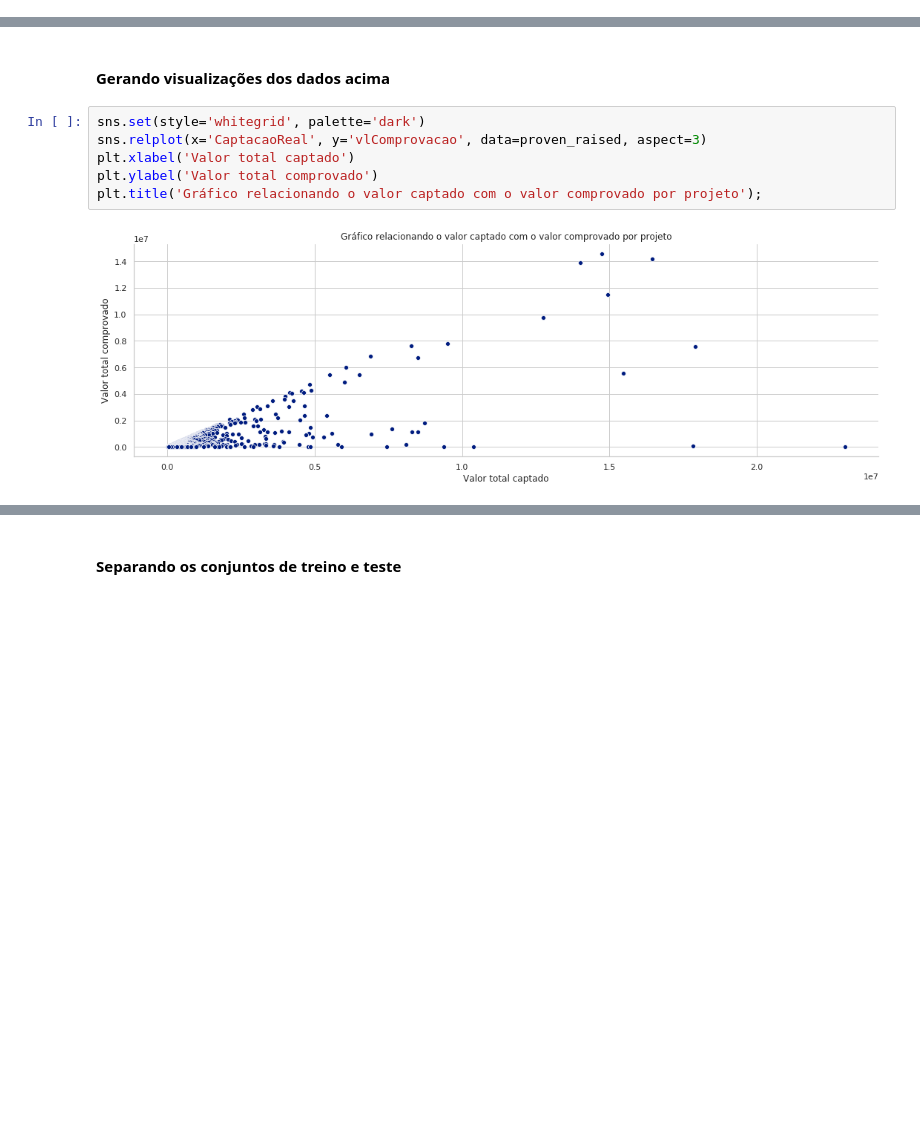
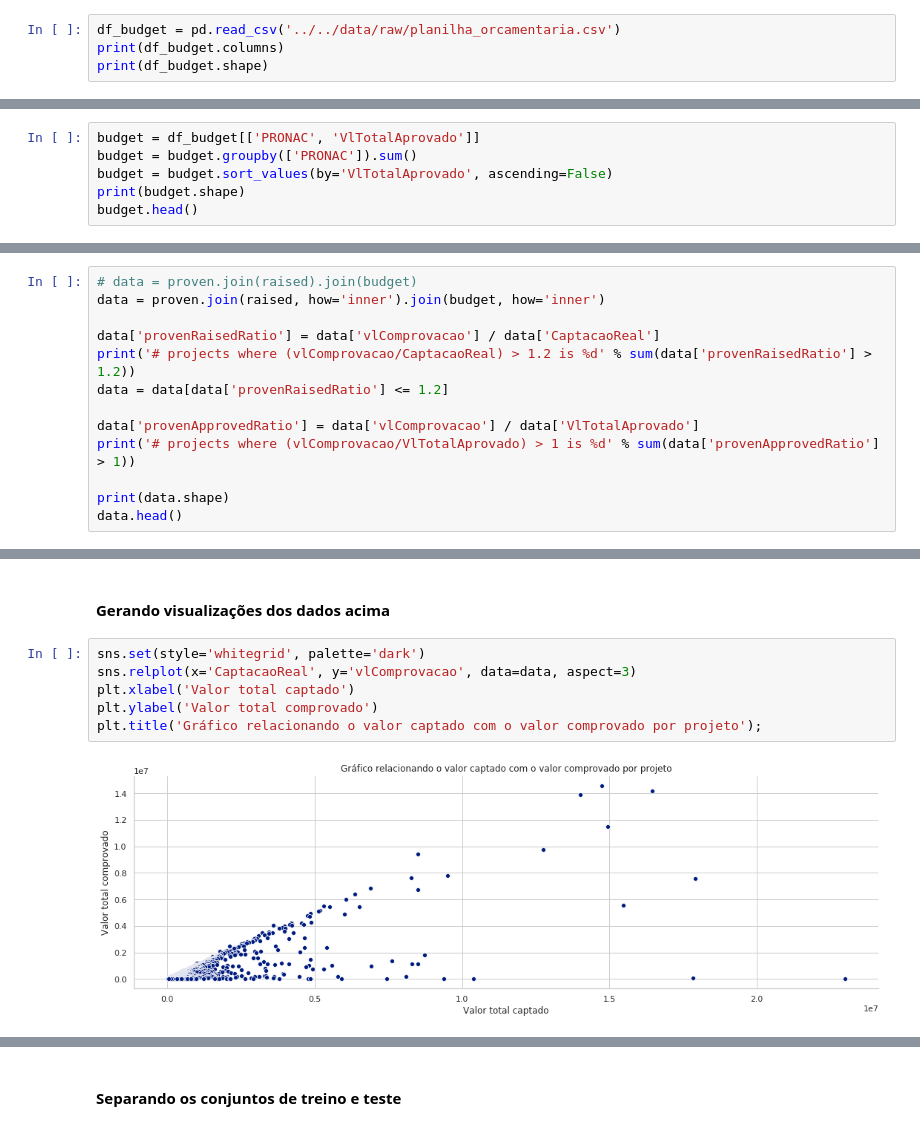
Before and after one commit to lappis-unb/salic-ml, a Jupyter notebook: notebooks/report/analysis_of_verified_and_raised_funds_ratio.ipynb, the cells around one changed output, grey strips where cells are left out. Saved outputs shown, nothing was run; the diff lists cells and outputs as text; blank space fills up the shorter version.

```diff
--- a/notebooks/report/analysis_of_verified_and_raised_funds_ratio.ipynb
+++ b/notebooks/report/analysis_of_verified_and_raised_funds_ratio.ipynb
@@ -93,0 +97,4 @@ proven.head()
+# %%
+df_budget = pd.read_csv('../../data/raw/planilha_orcamentaria.csv')
+print(df_budget.columns)
+print(df_budget.shape)
@@ -93,0 +109,6 @@ proven.head()
+# %%
+budget = df_budget[['PRONAC', 'VlTotalAprovado']]
+budget = budget.groupby(['PRONAC']).sum()
+budget = budget.sort_values(by='VlTotalAprovado', ascending=False)
+print(budget.shape)
+budget.head()
@@ -114,0 +134,13 @@ proven_raised.head()
+# %%
+# data = proven.join(raised).join(budget)
+data = proven.join(raised, how='inner').join(budget, how='inner')
+
+data['provenRaisedRatio'] = data['vlComprovacao'] / data['CaptacaoReal']
+print('# projects where (vlComprovacao/CaptacaoReal) > 1.2 is %d' % sum(data['provenRaisedRatio'] > 1.2))
+data = data[data['provenRaisedRatio'] <= 1.2]
+
+data['provenApprovedRatio'] = data['vlComprovacao'] / data['VlTotalAprovado']
+print('# projects where (vlComprovacao/VlTotalAprovado) > 1 is %d' % sum(data['provenApprovedRatio'] > 1))
+
+print(data.shape)
+data.head()
@@ -134,9 +175,9 @@ Name: provenRaisedRatio, dtype: float64
 #### Gerando visualizações dos dados acima
 # %%
 sns.set(style='whitegrid', palette='dark')
-sns.relplot(x='CaptacaoReal', y='vlComprovacao', data=proven_raised, aspect=3)
+sns.relplot(x='CaptacaoReal', y='vlComprovacao', data=data, aspect=3)
 plt.xlabel('Valor total captado')
 plt.ylabel('Valor total comprovado')
 plt.title('Gráfico relacionando o valor captado com o valor comprovado por projeto');
 # %% [output]
-[figure, old version]
+[figure, new version]
```
Also changed, not shown: parts of 21 cells of this notebook.
